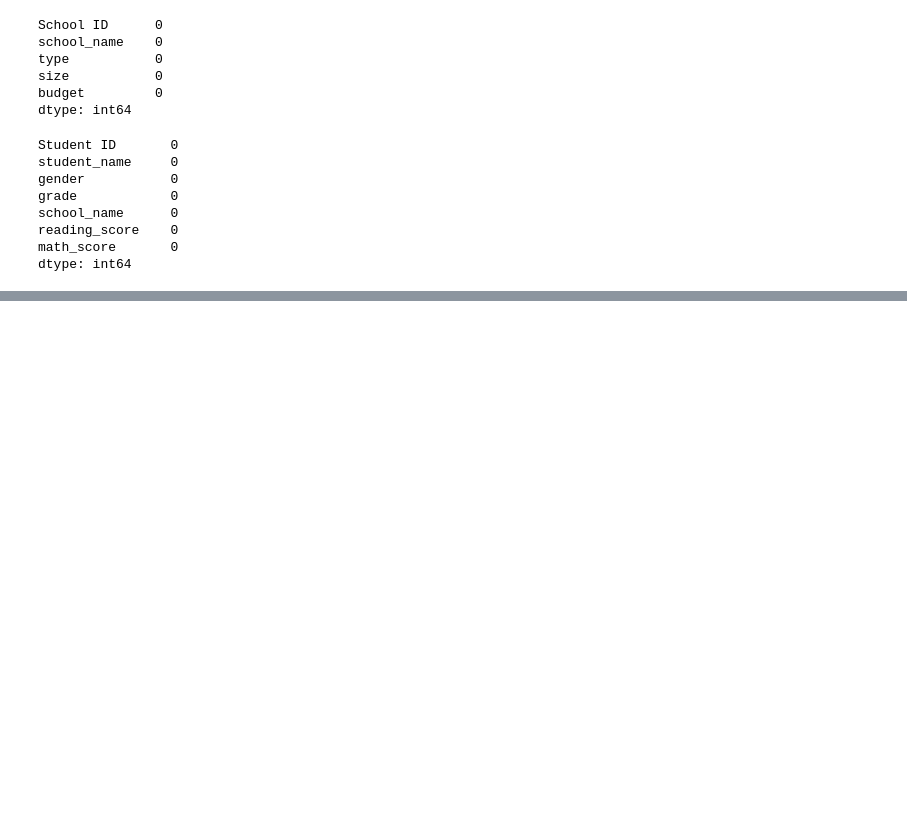
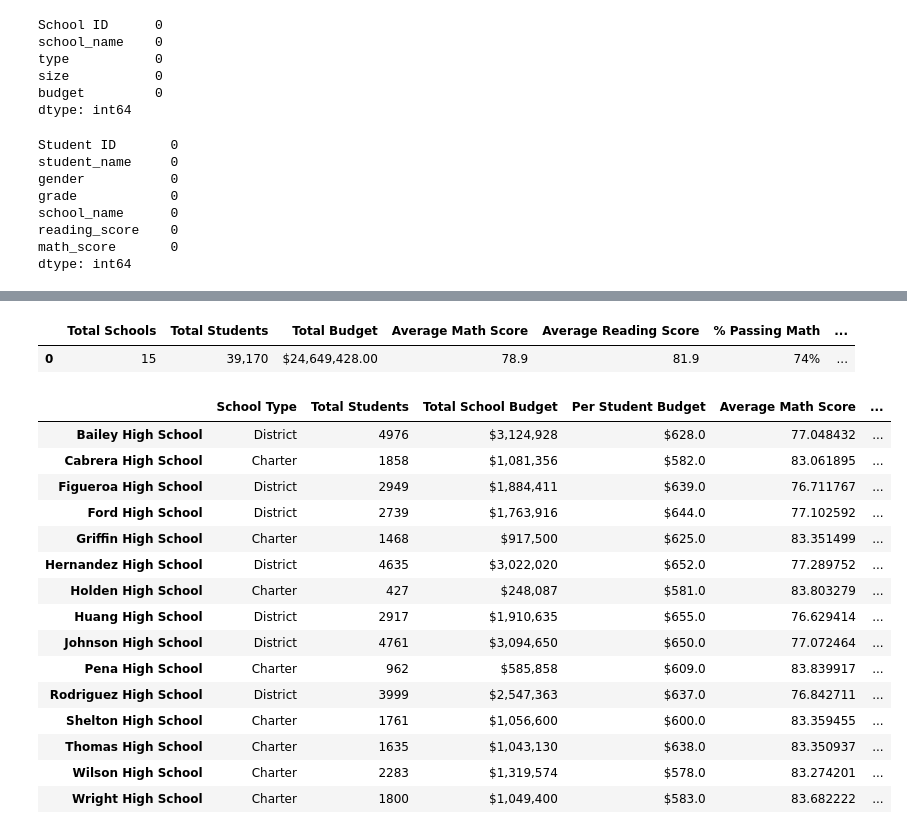
Before and after one commit to joseluiscuri/School_District_Analysis, a Jupyter notebook: PyCitySchool_Challenge.ipynb, the cells around one changed output, grey strips where cells are left out. Saved outputs shown, nothing was run; the diff lists cells and outputs as text; code cells hidden in the pictures; blank space fills up the shorter version.

```diff
--- a/PyCitySchool_Challenge.ipynb
+++ b/PyCitySchool_Challenge.ipynb
@@ -563,0 +96,24 @@ size_summary_df["% Overall Passing"] = size_summary_df["% Overall Passing"].map(
+# %%
+# Creating District Summary DataFrame and formatting columns
+district_summary_df = pd.DataFrame(
+          [{"Total Schools": school_count,
+          "Total Students": student_count,
+          "Total Budget": total_budget,
+          "Average Math Score": average_math_score,
+          "Average Reading Score": average_reading_score,
+          "% Passing Math": passing_math_percentage,
+         "% Passing Reading": passing_reading_percentage,
+        "% Overall Passing": overall_passing_percentage}])
+
+district_summary_df["Total Students"] = district_summary_df["Total Students"].map("{:,}".format)
+district_summary_df["Total Budget"] = district_summary_df["Total Budget"].map("${:,.2f}".format)
+district_summary_df["Average Math Score"] = district_summary_df["Average Math Score"].map("{:.1f}".format)
+district_summary_df["Average Reading Score"] = district_summary_df["Average Reading Score"].map("{:.1f}".format)
+district_summary_df["% Passing Math"] = district_summary_df["% Passing Math"].map("{:.0f}%".format)
+district_summary_df["% Passing Reading"] = district_summary_df["% Passing Reading"].map("{:.0f}%".format)
+district_summary_df["% Overall Passing"] = district_summary_df["% Overall Passing"].map("{:.0f}%".format)
+
+district_summary_df
+# %% [output]
+|  | Total Schools | Total Students | Total Budget | Average Math Score | Average Reading Score | % Passing Math | ... |
+| 0 | 15 | 39,170 | $24,649,428.00 | 78.9 | 81.9 | 74% | ... |
@@ -563,0 +152,34 @@ size_summary_df["% Overall Passing"] = size_summary_df["% Overall Passing"].map(
+# %%
+#Creating School Summaries and formatting
+per_school_summary_df = pd.DataFrame({
+             "School Type": per_school_types,
+             "Total Students": per_school_counts,
+             "Total School Budget": per_school_budget,
+             "Per Student Budget": per_school_capita,
+             "Average Math Score": per_school_math,
+           "Average Reading Score": per_school_reading,
+           "% Passing Math": per_school_passing_math,
+           "% Passing Reading": per_school_passing_reading,
+           "% Overall Passing": per_overall_passing_percentage})
+
+per_school_summary_df["Total School Budget"] = per_school_summary_df["Total School Budget"].map("${:,}".format)
+per_school_summary_df["Per Student Budget"] = per_school_summary_df["Per Student Budget"].map("${:,}".format)
+
+per_school_summary_df
+# %% [output]
+|  | School Type | Total Students | Total School Budget | Per Student Budget | Average Math Score | ... |
+| Bailey High School | District | 4976 | $3,124,928 | $628.0 | 77.048432 | ... |
+| Cabrera High School | Charter | 1858 | $1,081,356 | $582.0 | 83.061895 | ... |
+| Figueroa High School | District | 2949 | $1,884,411 | $639.0 | 76.711767 | ... |
+| Ford High School | District | 2739 | $1,763,916 | $644.0 | 77.102592 | ... |
+| Griffin High School | Charter | 1468 | $917,500 | $625.0 | 83.351499 | ... |
+| Hernandez High School | District | 4635 | $3,022,020 | $652.0 | 77.289752 | ... |
+| Holden High School | Charter | 427 | $248,087 | $581.0 | 83.803279 | ... |
+| Huang High School | District | 2917 | $1,910,635 | $655.0 | 76.629414 | ... |
+| Johnson High School | District | 4761 | $3,094,650 | $650.0 | 77.072464 | ... |
+| Pena High School | Charter | 962 | $585,858 | $609.0 | 83.839917 | ... |
+| Rodriguez High School | District | 3999 | $2,547,363 | $637.0 | 76.842711 | ... |
+| Shelton High School | Charter | 1761 | $1,056,600 | $600.0 | 83.359455 | ... |
+| Thomas High School | Charter | 1635 | $1,043,130 | $638.0 | 83.350937 | ... |
+| Wilson High School | Charter | 2283 | $1,319,574 | $578.0 | 83.274201 | ... |
+| Wright High School | Charter | 1800 | $1,049,400 | $583.0 | 83.682222 | ... |
```
Also changed, not shown: parts of 61 cells of this notebook, 1 other file.
